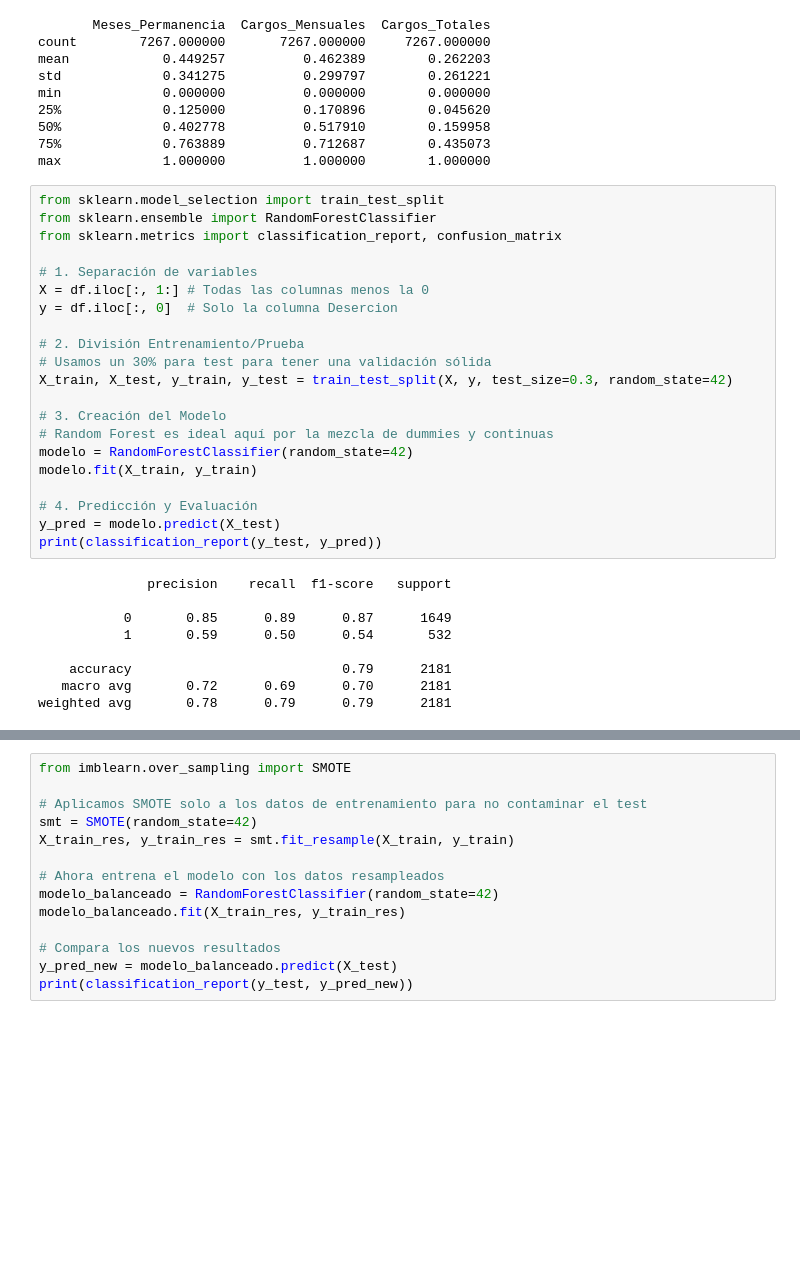
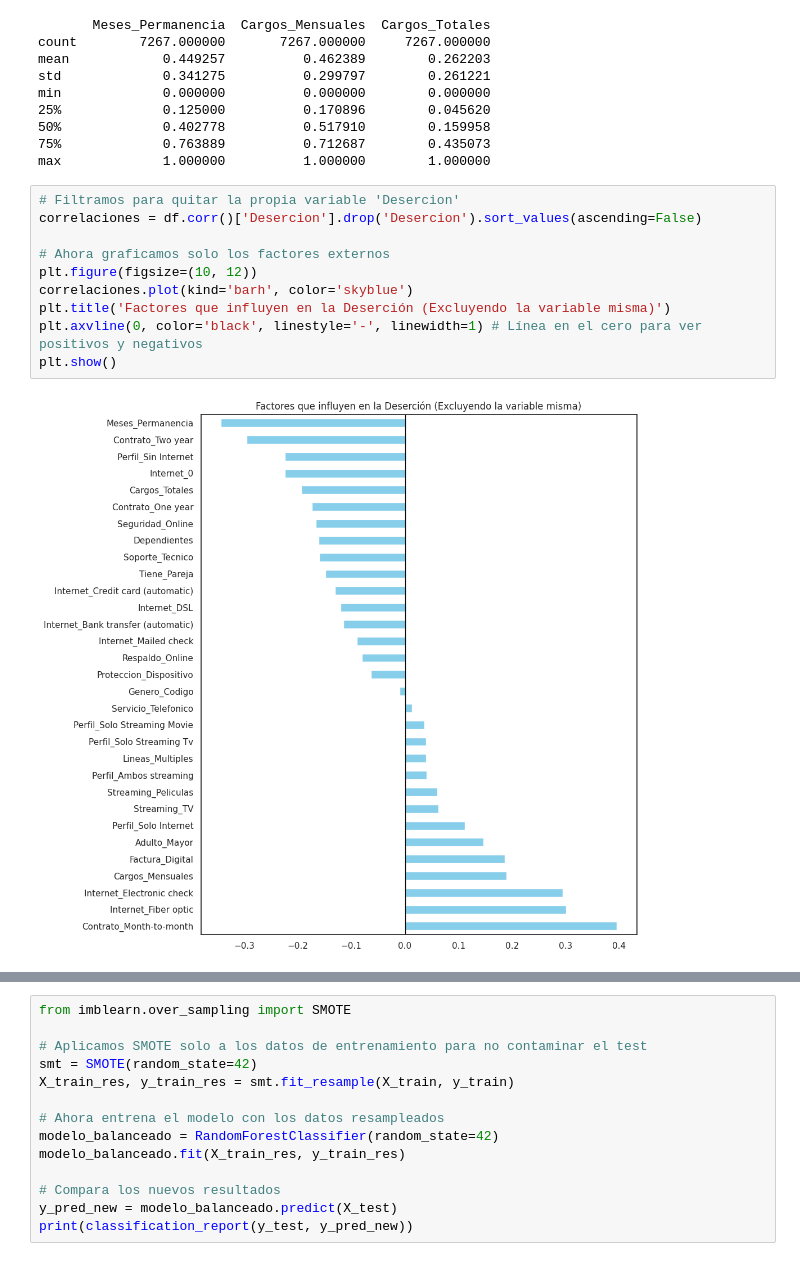
Before and after one commit to lstredel/hallenge-Telecom-X-Parte2, a Jupyter notebook: Challenge_TelecomX.ipynb, the cells around one changed output, grey strips where cells are left out. Saved outputs shown, nothing was run; the diff lists cells and outputs as text; blank space fills up the shorter version.

```diff
--- a/Challenge_TelecomX.ipynb
+++ b/Challenge_TelecomX.ipynb
@@ -2175,33 +2175,15 @@ min             0.000000          0.000000        0.000000
 50%             0.402778          0.517910        0.159958
 75%             0.763889          0.712687        0.435073
 max             1.000000          1.000000        1.000000
-# %%
-from sklearn.model_selection import train_test_split
-from sklearn.ensemble import RandomForestClassifier
-from sklearn.metrics import classification_report, confusion_matrix
-
-# 1. Separación de variables
-X = df.iloc[:, 1:] # Todas las columnas menos la 0
-y = df.iloc[:, 0]  # Solo la columna Desercion
-
-# 2. División Entrenamiento/Prueba
-# Usamos un 30% para test para tener una validación sólida
-X_train, X_test, y_train, y_test = train_test_split(X, y, test_size=0.3, random_state=42)
-
-# 3. Creación del Modelo
-# Random Forest es ideal aquí por la mezcla de dummies y continuas
-modelo = RandomForestClassifier(random_state=42)
-modelo.fit(X_train, y_train)
-
-# 4. Predicción y Evaluación
-y_pred = modelo.predict(X_test)
-print(classification_report(y_test, y_pred))
-# %% [output]
-              precision    recall  f1-score   support
-
-           0       0.85      0.89      0.87      1649
-           1       0.59      0.50      0.54       532
-
-    accuracy                           0.79      2181
-   macro avg       0.72      0.69      0.70      2181
-weighted avg       0.78      0.79      0.79      2181
+# %%
+# Filtramos para quitar la propia variable 'Desercion'
+correlaciones = df.corr()['Desercion'].drop('Desercion').sort_values(ascending=False)
+
+# Ahora graficamos solo los factores externos
+plt.figure(figsize=(10, 12))
+correlaciones.plot(kind='barh', color='skyblue')
+plt.title('Factores que influyen en la Deserción (Excluyendo la variable misma)')
+plt.axvline(0, color='black', linestyle='-', linewidth=1) # Línea en el cero para ver positivos y negativos
+plt.show()
+# %% [output]
+[figure, added]
```
Also changed, not shown: parts of 6 cells of this notebook.
